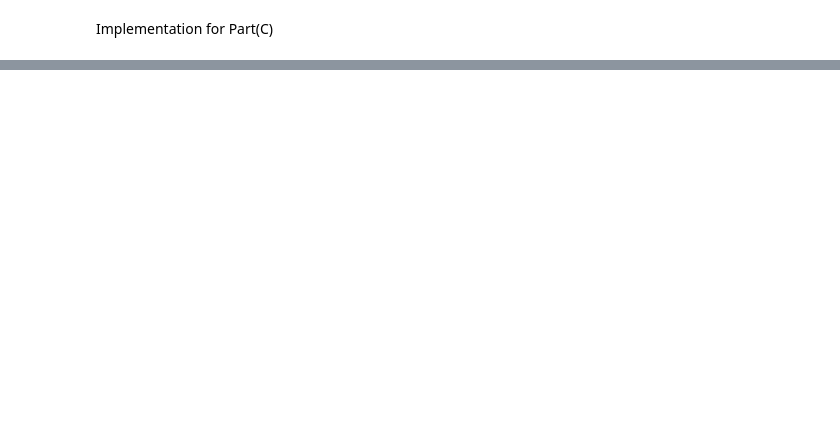
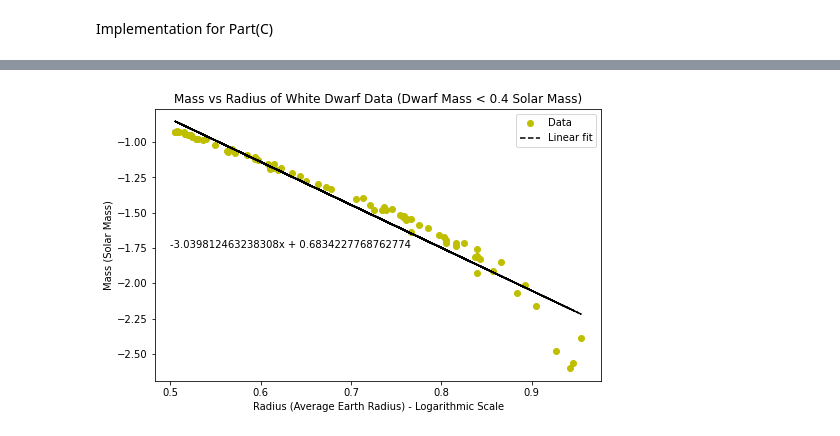
Before and after one commit to yigitfcakilli/Phys414_FinalProject, a Jupyter notebook: newton.ipynb, the cells around one changed output, grey strips where cells are left out. Saved outputs shown, nothing was run; the diff lists cells and outputs as text; code cells hidden in the pictures; blank space fills up the shorter version.

```diff
--- a/newton.ipynb
+++ b/newton.ipynb
@@ -8,6 +11,8 @@ G = 6.6743 * 1e-11 # Gravitational constant
 M_Sun = 1.9885 * 1e30 # mass of the Sun in kg (from NASA)
 R_earth = 6.371 * 1e6 # average radius of the earth in meters (from Wikipedia)
 cm_to_m = 1e-2 # cm to m conversion
+pi = np.pi
+mass_threshold = 0.4 # Solar Mass unit
 # %% [markdown]
 Implementation for Part(B)
 # %%
@@ -57,11 +62,22 @@ def fit_data():
 
     ## Do a linear fit
     fit_coefficients = np.polyfit(ln_filtered_r_data, ln_filtered_mass_data, 1)
+    m = fit_coefficients[0] # first order coefficient
+    b = fit_coefficients[1] # zeroth order coefficient
     poly1d_fn = np.poly1d(fit_coefficients)
-    # To visualize the data
+    ## To visualize the data
     plt.figure(figsize=(8,5))
     plt.plot(ln_filtered_r_data,ln_filtered_mass_data, 'yo', ln_filtered_r_data, poly1d_fn(ln_filtered_r_data), '--k')
     plt.xlabel("Radius (Average Earth Radius) - Logarithmic Scale")
     plt.ylabel("Mass (Solar Mass)")
     plt.title("Mass vs Radius of White Dwarf Data (Dwarf Mass < 0.4 Solar Mass)")
+    plt.text(0.5,-1.75,str(m) + "x + " + str(b))
+    plt.legend(["Data", "Linear fit"])
     plt.show()
+
+    ## Visual fit compared to the entire data
+
+    ## Print the fit coefficients
+    print("First order coefficient for the fit: " + str(m))
+    print("Zeroth order coefficient for the fit: " + str(b))
+    print("Sample Size: " + str(N))
@@ -71,0 +111,72 @@ fit_data()
+# %%
+fit_data()
+n_star = 1.5
+ksi_range, theta_array, dtheta_array = solve_ivp_lane_emden(n_star)
+
+
+## Do a linear fit to the linear-like end of the plot of theta to find the root
+fit_ksi_range = ksi_range[ksi_range>3.5]
+fit_theta_range = theta_array[ksi_range>3.5]
+fit_coefficients = np.polyfit(fit_ksi_range, fit_theta_range, 1)
+poly1d_fn = np.poly1d(fit_coefficients)
+root = np.roots(poly1d_fn)[0]
+ksi_n = root
+
+linear_fit_ksi_range = np.linspace(3,4)
+plt.figure(figsize=(8,5))
+plt.plot(ksi_range, theta_array)
+plt.plot(linear_fit_ksi_range, poly1d_fn(linear_fit_ksi_range),'--k')
+plt.grid()
+plt.xlabel('Ksi')
+plt.ylabel('Theta')
+plt.title('Solution for Lane-Emden Equation (n = 1.5)')
+plt.show()
+
+
+## Do a linear fit to the linear-like end of the plot of dtheta to find the root
+fit_ksi_range = ksi_range[ksi_range>3.5]
+fit_dtheta_range = dtheta_array[ksi_range>3.5]
+fit_coefficients = np.polyfit(fit_ksi_range, fit_dtheta_range, 1)
+poly1d_fn = np.poly1d(fit_coefficients)
+dtheta_ksi_n = poly1d_fn(ksi_n)
+
+
+plt.figure(figsize=(8,5))
+plt.plot(ksi_range, dtheta_array)
+plt.plot(linear_fit_ksi_range, poly1d_fn(linear_fit_ksi_range),'--k')
+plt.grid()
+plt.xlabel('Ksi')
+plt.ylabel('Theta')
+plt.title('Solution for Lane-Emden Equation (n = 1.5)')
+plt.show()
+
+## Print the estimated values
+print("ksi_n = " + str((ksi_n)))
+print("dtheta(ksi_n) = " + str(dtheta_ksi_n))
+
+## Calculation of K_star
+def K_star_relation(K_star):
+    return np.log(-4*pi * np.power(4*pi*G/((n_star + 1)*K_star),(n_star/(1 - n_star)))  * np.power(ksi_n,((n_star + 1)/(n_star-1))) * dtheta_ksi_n) - 0.6834
+
+root = np.roots(poly1d_fn)[0]
+K_star = root
+
+print("K_star = " + str(K_star))
+
+mass_data, r_data = read_data("white_dwarf_data.csv")
+low_mass_WD = mass_data[mass_data<mass_threshold]
+low_r_WD = r_data[mass_data<mass_threshold]
+
+## Calculation and plot of rho_c
+
+rho_c_array = (low_mass_WD)/(4*pi*np.power(low_r_WD,3)) * (-ksi_n/dtheta_ksi_n)
+
+#Plotting the Data
+plt.figure(figsize=(8,5))
+plt.scatter(low_mass_WD, rho_c_array)
+plt.xlabel('Mass (Solar Mass)')
+plt.ylabel('Density (kg/m^3)')
+plt.title('Mass vs Density')
+plt.show()
+# %% [output]
+[figure, added]
```
Also changed, not shown: parts of 7 cells of this notebook.
